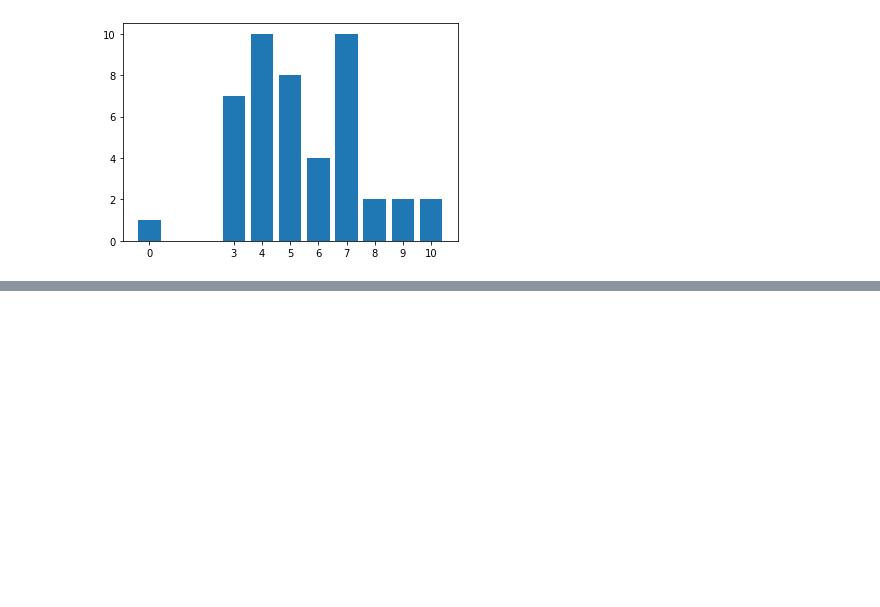
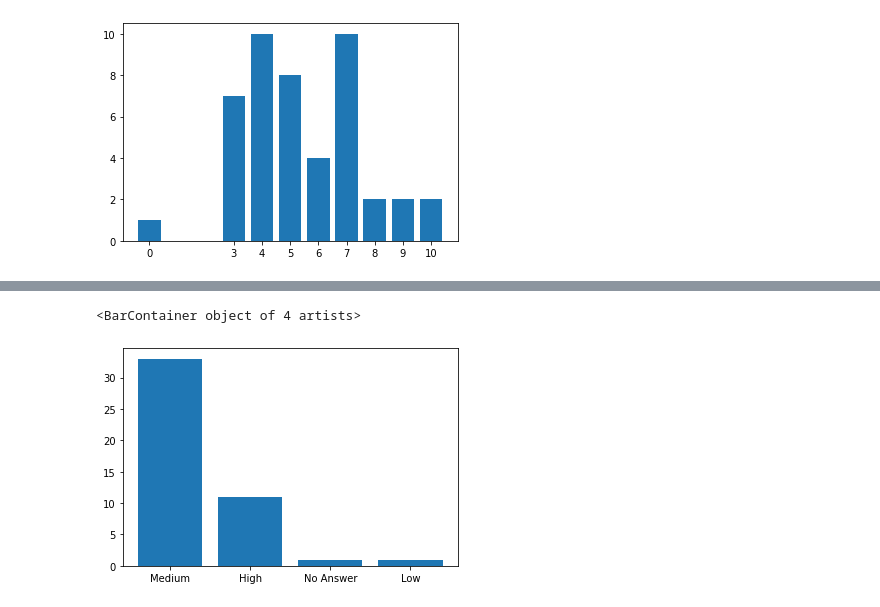
Before and after one commit to Chanidul/SI-Project, a Jupyter notebook: SICode.ipynb, the cells around one changed output, grey strips where cells are left out. Cells and saved outputs as stored; diff of their text form; code cells hidden in the pictures; blank space fills up the shorter version.

```diff
--- a/SICode.ipynb
+++ b/SICode.ipynb
@@ -459,0 +458,5 @@ KeyError: ('atm', 'internet', 'pos')
+# %%
+plt.bar(label_atm,data_atm)
+# %% [output]
+<BarContainer object of 4 artists>
+[figure, added]
```
Also changed, not shown: parts of 11 cells of this notebook.
